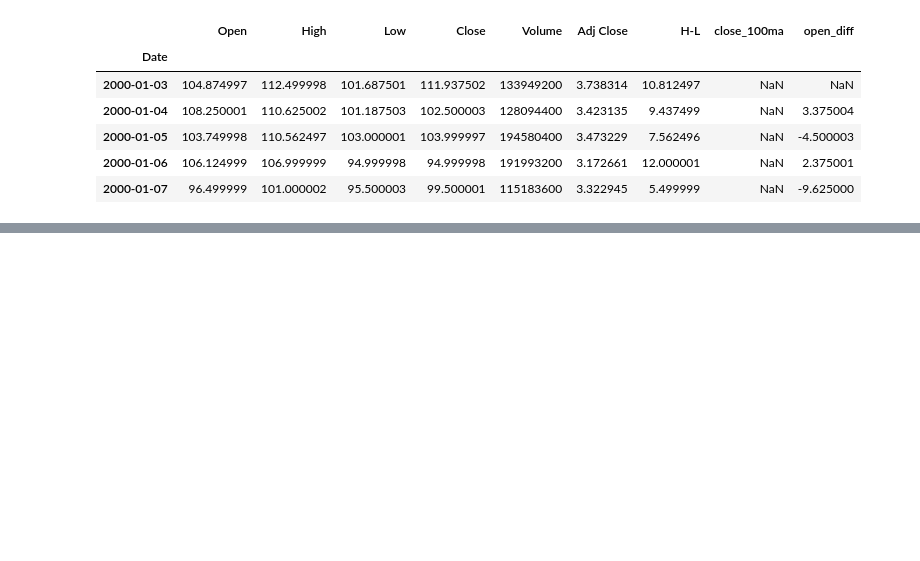
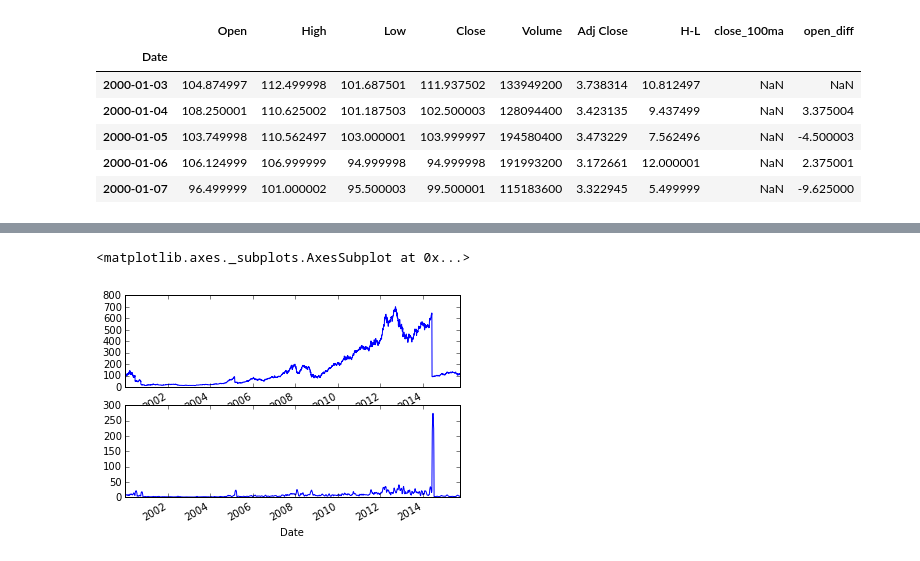
Before and after one commit to arkoneogy/mytutorials, a Jupyter notebook: python/sentdex_pandas_tut_youtube.ipynb, the cells around one changed output, grey strips where cells are left out. Drawn from its saved outputs; the diff is of its cells as text; code cells hidden in the pictures; blank space fills up the shorter version.

```diff
--- a/python/sentdex_pandas_tut_youtube.ipynb
+++ b/python/sentdex_pandas_tut_youtube.ipynb
@@ -409,0 +428,9 @@ a5['Close'].plot()
+# %%
+apl= pd.read_csv('apple_stockPrices_y2k_to_latest.csv', index_col='Date', parse_dates=True)
+a5= apl.copy()
+a5['H-L']= a5['High']-a5['Low']
+a5['close_100ma']= pd.rolling_mean(a5['Close'], 100, min_periods=1)
+a5['open_diff']= a5['Open'].diff()
+a5['diff_cat']= a5['open_diff'].map(lambda x: 'increase' if x>0 else 'decrease' if x<0 else 'no_change')
+a5['close_25std']= pd.rolling_std(a5['Close'], 25, min_periods=1)
+a5.head()
@@ -409,0 +445,8 @@ a5['Close'].plot()
+# %%
+ax1= plt.subplot(2,1,1)
+a5['Close'].plot()
+ax2= plt.subplot(2,1,2, sharex=ax1)
+a5['close_25std'].plot()
+# %% [output]
+<matplotlib.axes._subplots.AxesSubplot at 0x...>
+[figure, added]
```
Also changed, not shown: parts of 30 cells of this notebook, 1 other file.
